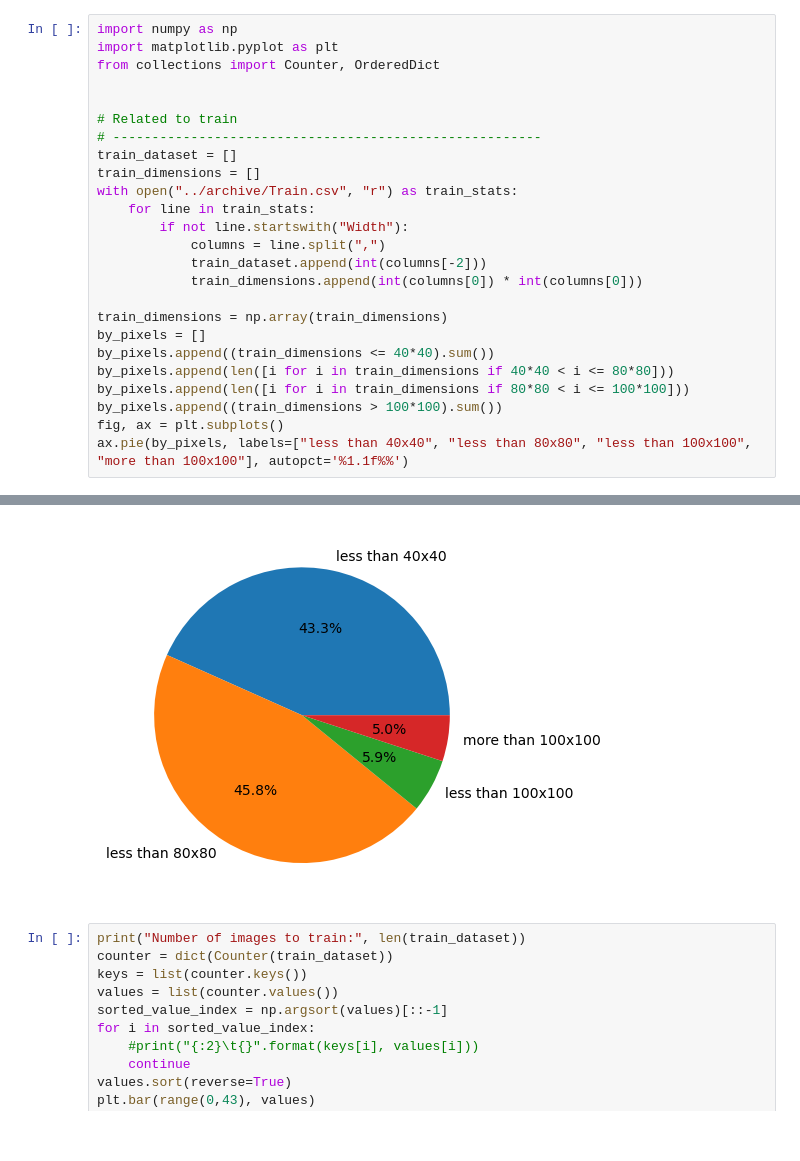
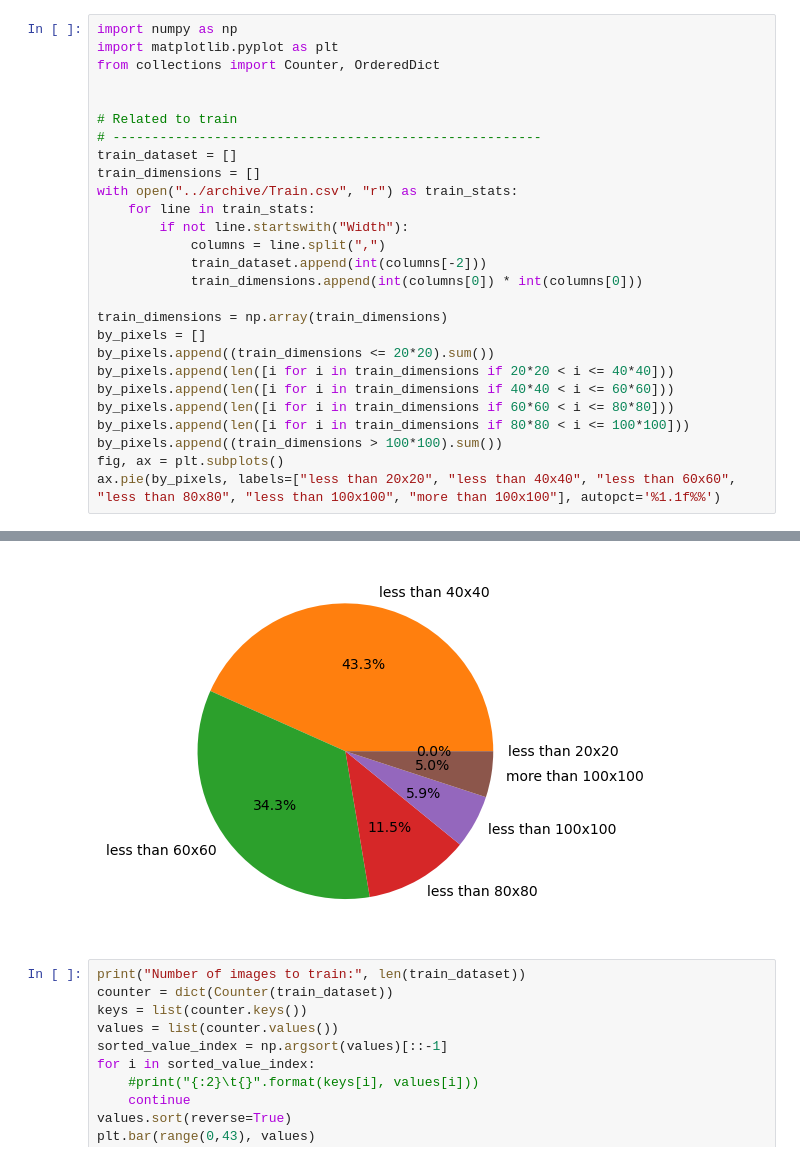
Before and after one commit to EmanGM/TAA-project1, a Jupyter notebook: code/Data Analysis.ipynb, the cells around one changed output, grey strips where cells are left out. Saved outputs shown, nothing was run; the diff lists cells and outputs as text.

```diff
--- a/code/Data Analysis.ipynb
+++ b/code/Data Analysis.ipynb
@@ -17,12 +17,14 @@ with open("../archive/Train.csv", "r") as train_stats:
 
 train_dimensions = np.array(train_dimensions)
 by_pixels = []
-by_pixels.append((train_dimensions <= 40*40).sum())
-by_pixels.append(len([i for i in train_dimensions if 40*40 < i <= 80*80]))
+by_pixels.append((train_dimensions <= 20*20).sum())
+by_pixels.append(len([i for i in train_dimensions if 20*20 < i <= 40*40]))
+by_pixels.append(len([i for i in train_dimensions if 40*40 < i <= 60*60]))
+by_pixels.append(len([i for i in train_dimensions if 60*60 < i <= 80*80]))
 by_pixels.append(len([i for i in train_dimensions if 80*80 < i <= 100*100]))
 by_pixels.append((train_dimensions > 100*100).sum())
 fig, ax = plt.subplots()
-ax.pie(by_pixels, labels=["less than 40x40", "less than 80x80", "less than 100x100", "more than 100x100"], autopct='%1.1f%%')
+ax.pie(by_pixels, labels=["less than 20x20", "less than 40x40", "less than 60x60", "less than 80x80", "less than 100x100", "more than 100x100"], autopct='%1.1f%%')
 # %% [output]
 ([<matplotlib.patches.Wedge at 0x...>,
   <matplotlib.patches.Wedge at 0x...>,
@@ -37,6 +45,6 @@ ax.pie(by_pixels, labels=["less than 40x40", "less than 80x80", "less than 100x1
   Text(0.5266026948079078, -0.2875579973171491, '5.9%'),
   Text(0.592525893291088, -0.09440903441725343, '5.0%')])
-[figure, old version]
+[figure, new version]
 # %%
 print("Number of images to train:", len(train_dataset))
 counter = dict(Counter(train_dataset))
```
Also changed, not shown: parts of 1 cell of this notebook, 6 other files.
